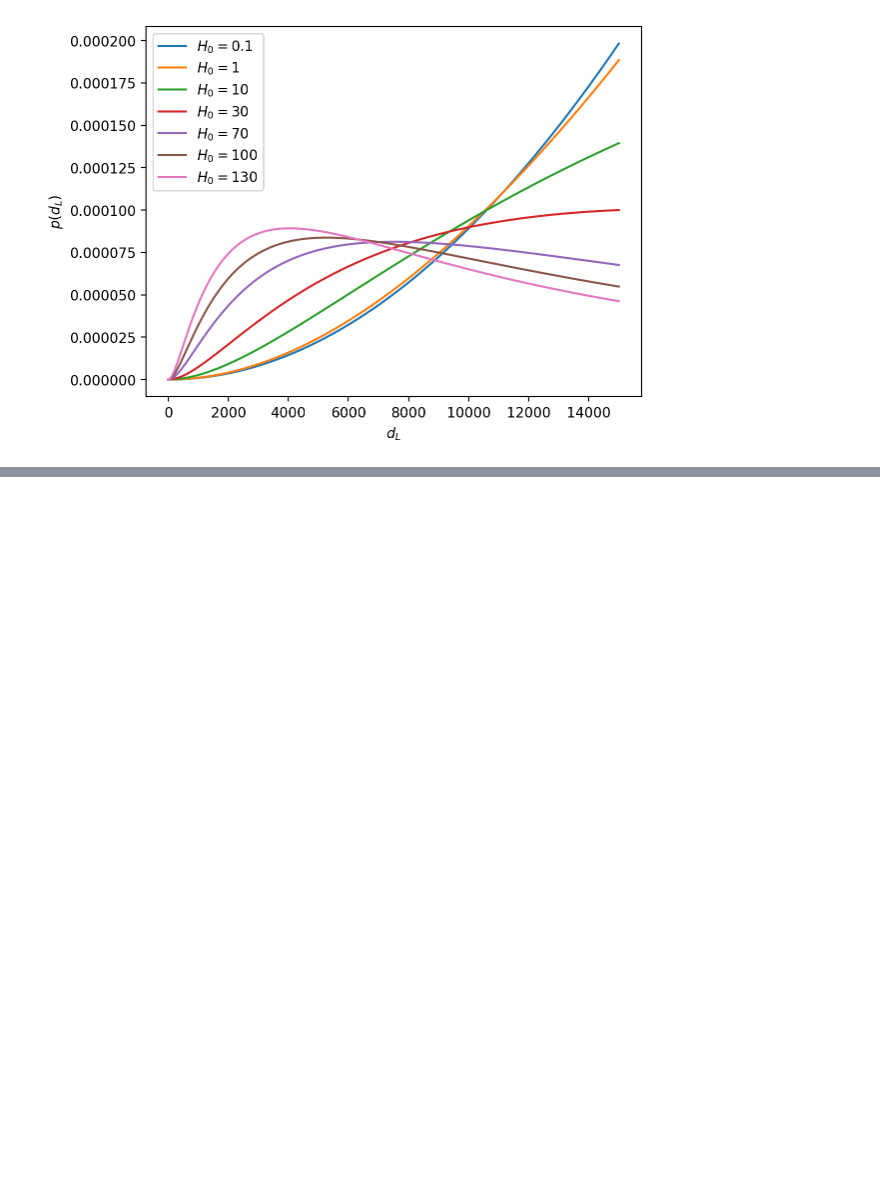
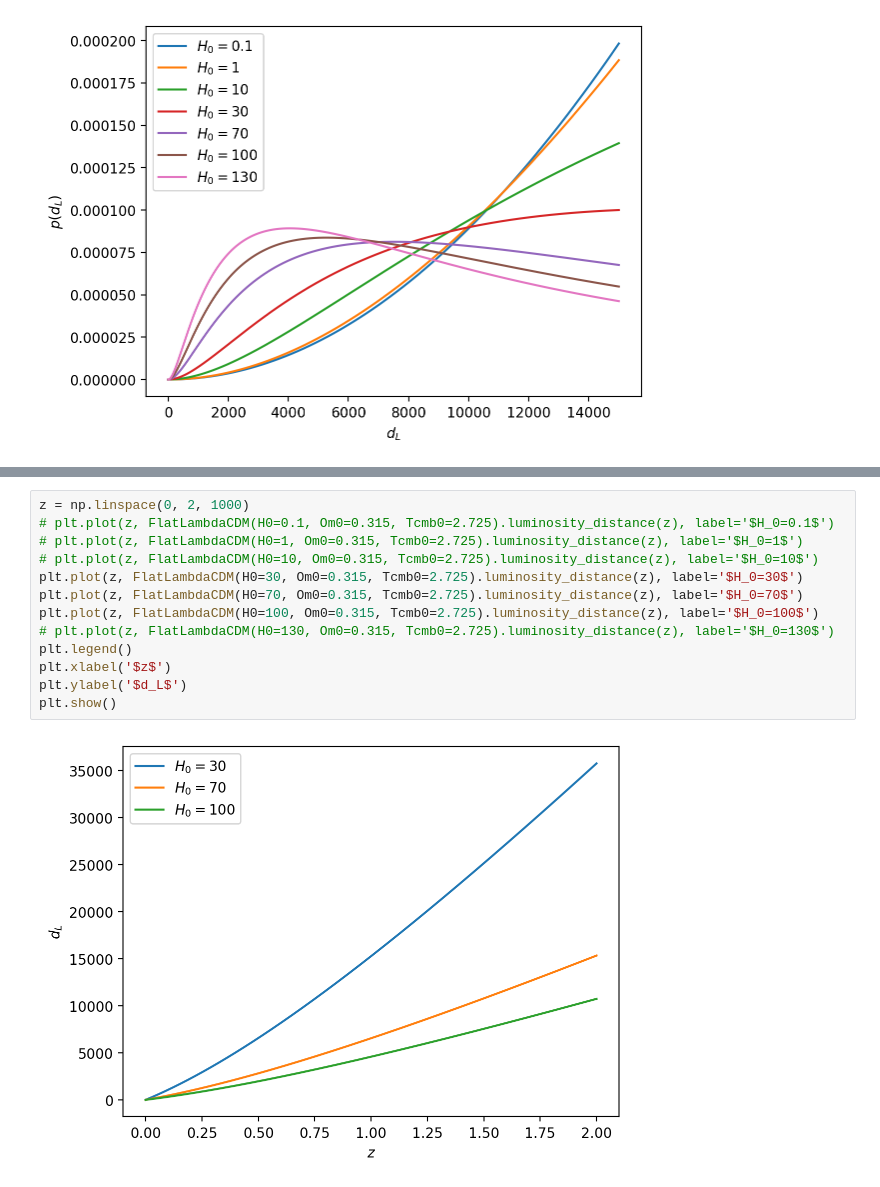
Before and after one commit to thomasckng/population_analysis, a Jupyter notebook: main/distribution_plots.ipynb, the cells around one changed output, grey strips where cells are left out. Cells and saved outputs as stored; diff of their text form; blank space fills up the shorter version.

```diff
--- a/main/distribution_plots.ipynb
+++ b/main/distribution_plots.ipynb
@@ -68,0 +69,15 @@ plt.show()
+# %%
+z = np.linspace(0, 2, 1000)
+# plt.plot(z, FlatLambdaCDM(H0=0.1, Om0=0.315, Tcmb0=2.725).luminosity_distance(z), label='$H_0=0.1$')
+# plt.plot(z, FlatLambdaCDM(H0=1, Om0=0.315, Tcmb0=2.725).luminosity_distance(z), label='$H_0=1$')
+# plt.plot(z, FlatLambdaCDM(H0=10, Om0=0.315, Tcmb0=2.725).luminosity_distance(z), label='$H_0=10$')
+plt.plot(z, FlatLambdaCDM(H0=30, Om0=0.315, Tcmb0=2.725).luminosity_distance(z), label='$H_0=30$')
+plt.plot(z, FlatLambdaCDM(H0=70, Om0=0.315, Tcmb0=2.725).luminosity_distance(z), label='$H_0=70$')
+plt.plot(z, FlatLambdaCDM(H0=100, Om0=0.315, Tcmb0=2.725).luminosity_distance(z), label='$H_0=100$')
+# plt.plot(z, FlatLambdaCDM(H0=130, Om0=0.315, Tcmb0=2.725).luminosity_distance(z), label='$H_0=130$')
+plt.legend()
+plt.xlabel('$z$')
+plt.ylabel('$d_L$')
+plt.show()
+# %% [output]
+[figure, added]
```
Also changed, not shown: parts of 3 cells of this notebook.
